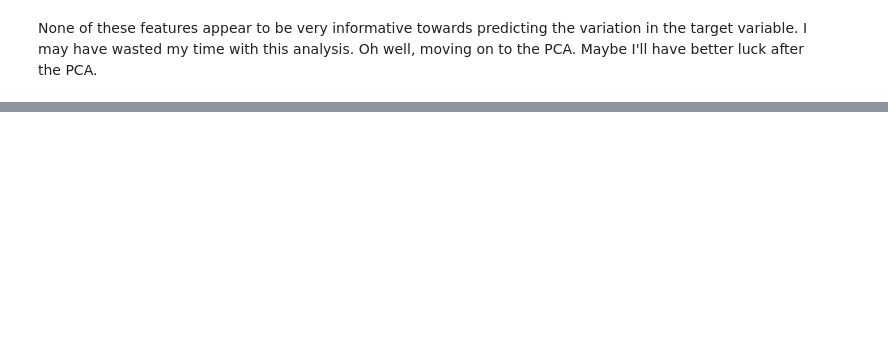
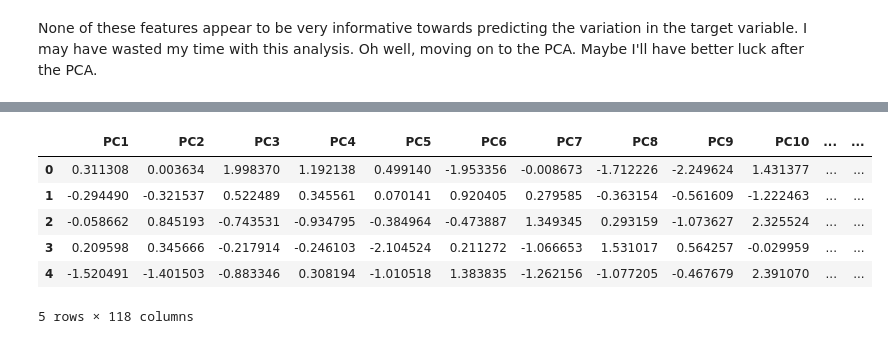
Before and after one commit to mcnewcp/kaggle-tabular-playground-series-sep21, a Jupyter notebook: kaggle-tab-playground-2021-09.ipynb, the cells around one changed output, grey strips where cells are left out. Saved outputs shown, nothing was run; the diff lists cells and outputs as text; code cells hidden in the pictures; blank space fills up the shorter version.

```diff
--- a/kaggle-tab-playground-2021-09.ipynb
+++ b/kaggle-tab-playground-2021-09.ipynb
@@ -97,0 +119,23 @@ None of these features appear to be very informative towards predicting the vari
+# %%
+X_train = df_train.drop(['id', 'claim'], axis=1)
+y_train = df_train.claim
+
+X_train_prep = prep_pipeline.fit_transform(X_train)
+
+from sklearn.decomposition import PCA
+pca = PCA()
+X_pca = pca.fit_transform(X_train_prep)
+
+# Convert to dataframe
+component_names = [f"PC{i+1}" for i in range(X_pca.shape[1])]
+X_pca = pd.DataFrame(X_pca, columns=component_names)
+
+X_pca.head()
+# %% [output]
+|  | PC1 | PC2 | PC3 | PC4 | PC5 | PC6 | PC7 | PC8 | PC9 | PC10 | ... | ... |
+| 0 | 0.311308 | 0.003634 | 1.998370 | 1.192138 | 0.499140 | -1.953356 | -0.008673 | -1.712226 | -2.249624 | 1.431377 | ... | ... |
+| 1 | -0.294490 | -0.321537 | 0.522489 | 0.345561 | 0.070141 | 0.920405 | 0.279585 | -0.363154 | -0.561609 | -1.222463 | ... | ... |
+| 2 | -0.058662 | 0.845193 | -0.743531 | -0.934795 | -0.384964 | -0.473887 | 1.349345 | 0.293159 | -1.073627 | 2.325524 | ... | ... |
+| 3 | 0.209598 | 0.345666 | -0.217914 | -0.246103 | -2.104524 | 0.211272 | -1.066653 | 1.531017 | 0.564257 | -0.029959 | ... | ... |
+| 4 | -1.520491 | -1.401503 | -0.883346 | 0.308194 | -1.010518 | 1.383835 | -1.262156 | -1.077205 | -0.467679 | 2.391070 | ... | ... |
+5 rows × 118 columns
```
Also changed, not shown: parts of 17 cells of this notebook.
